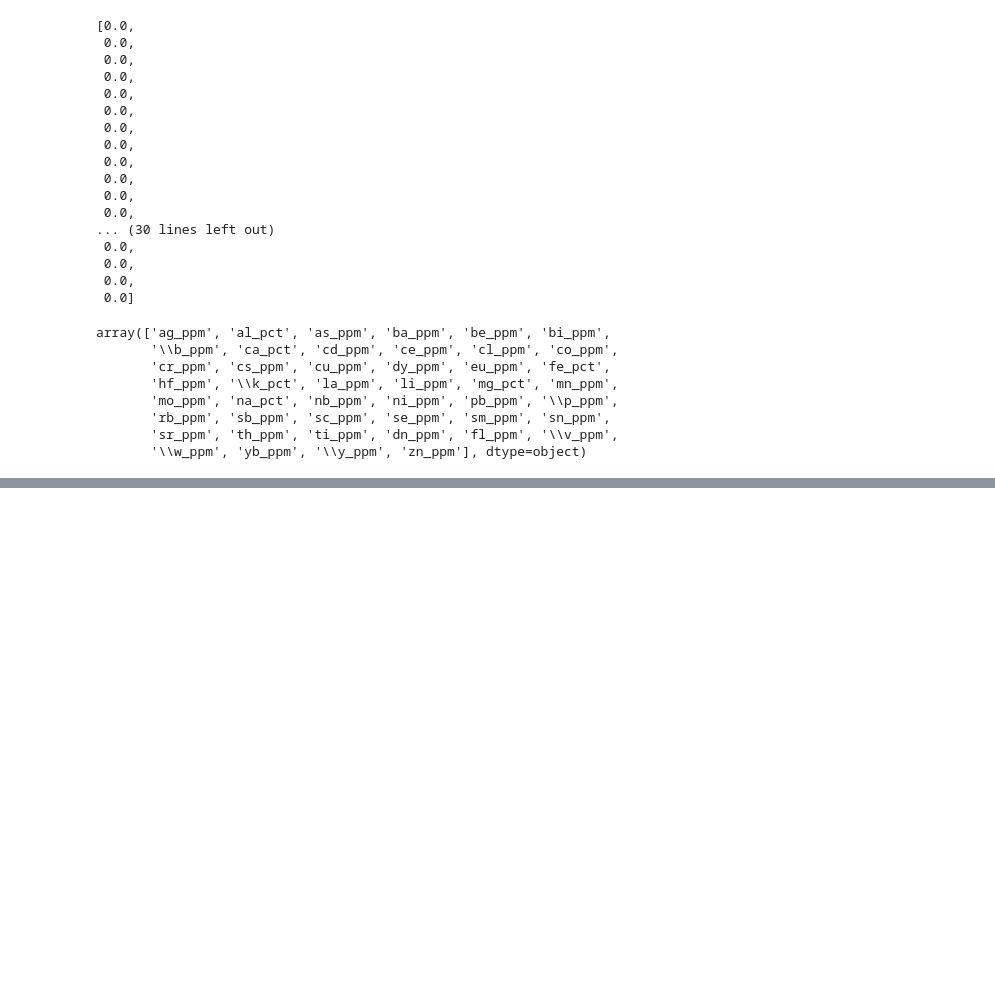
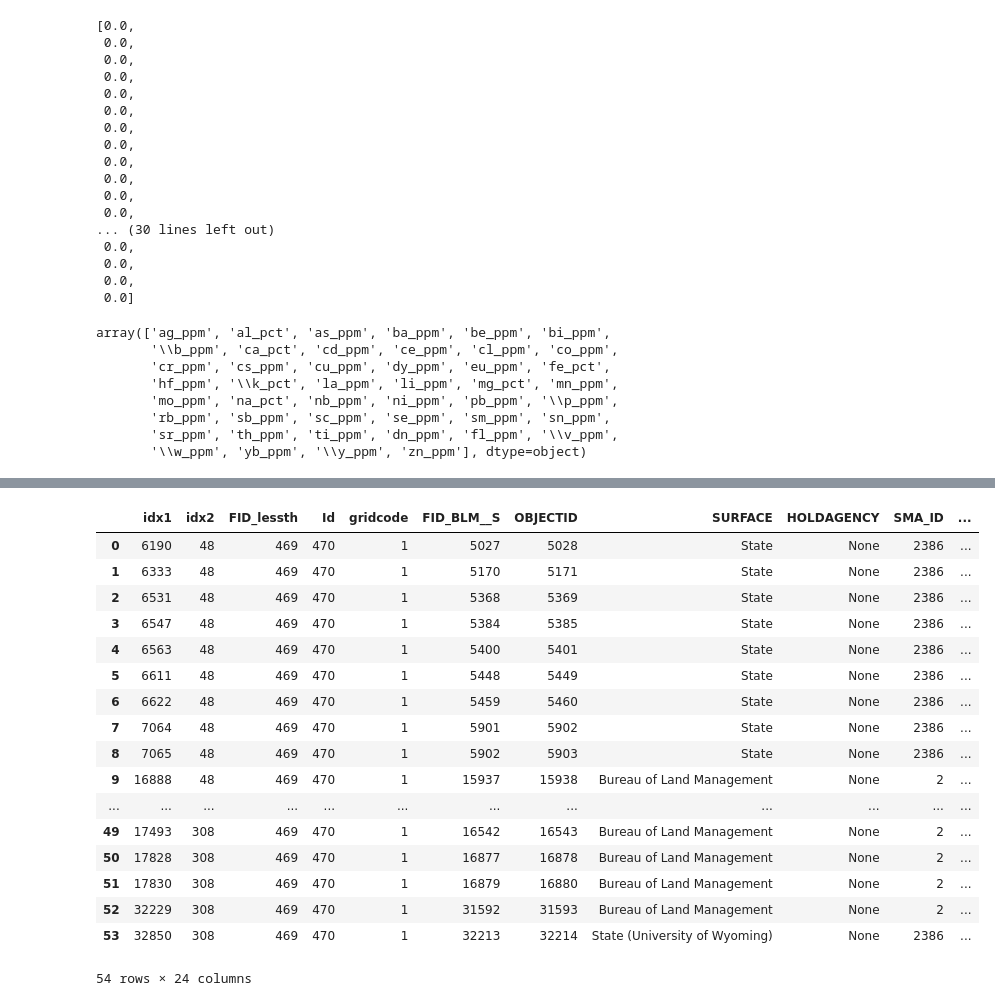
Before and after one commit to jessepisel/criticalandstrategic, a Jupyter notebook: USGS sample validation.ipynb, the cells around one changed output, grey strips where cells are left out. Drawn from its saved outputs; the diff is of its cells as text; code cells hidden in the pictures; blank space fills up the shorter version.

Commit message:
working on validation
need to get the heatmap of counts of predicted elements per HUC. Join the HUC dataset with the elements somehow

```diff
--- a/USGS sample validation.ipynb
+++ b/USGS sample validation.ipynb
@@ -231,3 +252,12 @@ array(['ag_ppm', 'al_pct', 'as_ppm', 'ba_ppm', 'be_ppm', 'bi_ppm',
 deets = pd.DataFrame([rmse], columns =t.element.unique() )
 # %%
 deets.to_csv(r'J:\Geology\WSGS\Projects\Critical Minerals\ngdbrock-fUS56\accuracy\es.csv')
+# %%
+path = r'J:\\Geology\\WSGS\\GIS\\Predicted locations\\critical only\\'
+allFiles=glob.glob(path+"*.shp")
+geo_frame=pd.DataFrame
+listed=[]
+for file in allFiles:
+    gdf = gpd.read_file(file)
+    listed.append(gdf)
+geo_frame = pd.concat(listed)
@@ -233,0 +307,21 @@ deets.to_csv(r'J:\Geology\WSGS\Projects\Critical Minerals\ngdbrock-fUS56\accurac
+# %%
+gdf
+# %% [output]
+|  | idx1 | idx2 | FID_lessth | Id | gridcode | FID_BLM__S | OBJECTID | SURFACE | HOLDAGENCY | SMA_ID | ... |
+| 0 | 6190 | 48 | 469 | 470 | 1 | 5027 | 5028 | State | None | 2386 | ... |
+| 1 | 6333 | 48 | 469 | 470 | 1 | 5170 | 5171 | State | None | 2386 | ... |
+| 2 | 6531 | 48 | 469 | 470 | 1 | 5368 | 5369 | State | None | 2386 | ... |
+| 3 | 6547 | 48 | 469 | 470 | 1 | 5384 | 5385 | State | None | 2386 | ... |
+| 4 | 6563 | 48 | 469 | 470 | 1 | 5400 | 5401 | State | None | 2386 | ... |
+| 5 | 6611 | 48 | 469 | 470 | 1 | 5448 | 5449 | State | None | 2386 | ... |
+| 6 | 6622 | 48 | 469 | 470 | 1 | 5459 | 5460 | State | None | 2386 | ... |
+| 7 | 7064 | 48 | 469 | 470 | 1 | 5901 | 5902 | State | None | 2386 | ... |
+| 8 | 7065 | 48 | 469 | 470 | 1 | 5902 | 5903 | State | None | 2386 | ... |
+| 9 | 16888 | 48 | 469 | 470 | 1 | 15937 | 15938 | Bureau of Land Management | None | 2 | ... |
+| ... | ... | ... | ... | ... | ... | ... | ... | ... | ... | ... | ... |
+| 49 | 17493 | 308 | 469 | 470 | 1 | 16542 | 16543 | Bureau of Land Management | None | 2 | ... |
+| 50 | 17828 | 308 | 469 | 470 | 1 | 16877 | 16878 | Bureau of Land Management | None | 2 | ... |
+| 51 | 17830 | 308 | 469 | 470 | 1 | 16879 | 16880 | Bureau of Land Management | None | 2 | ... |
+| 52 | 32229 | 308 | 469 | 470 | 1 | 31592 | 31593 | Bureau of Land Management | None | 2 | ... |
+| 53 | 32850 | 308 | 469 | 470 | 1 | 32213 | 32214 | State (University of Wyoming) | None | 2386 | ... |
+54 rows × 24 columns
```
Also changed, not shown: parts of 9 cells of this notebook.
